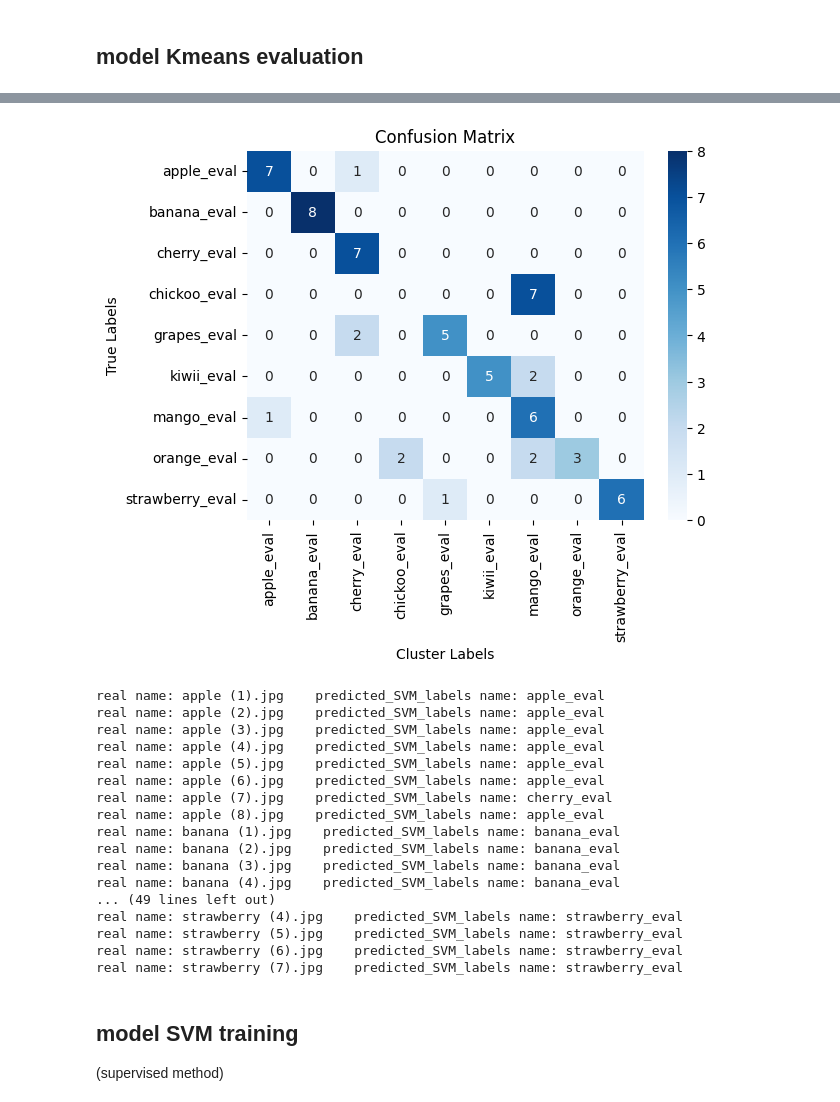
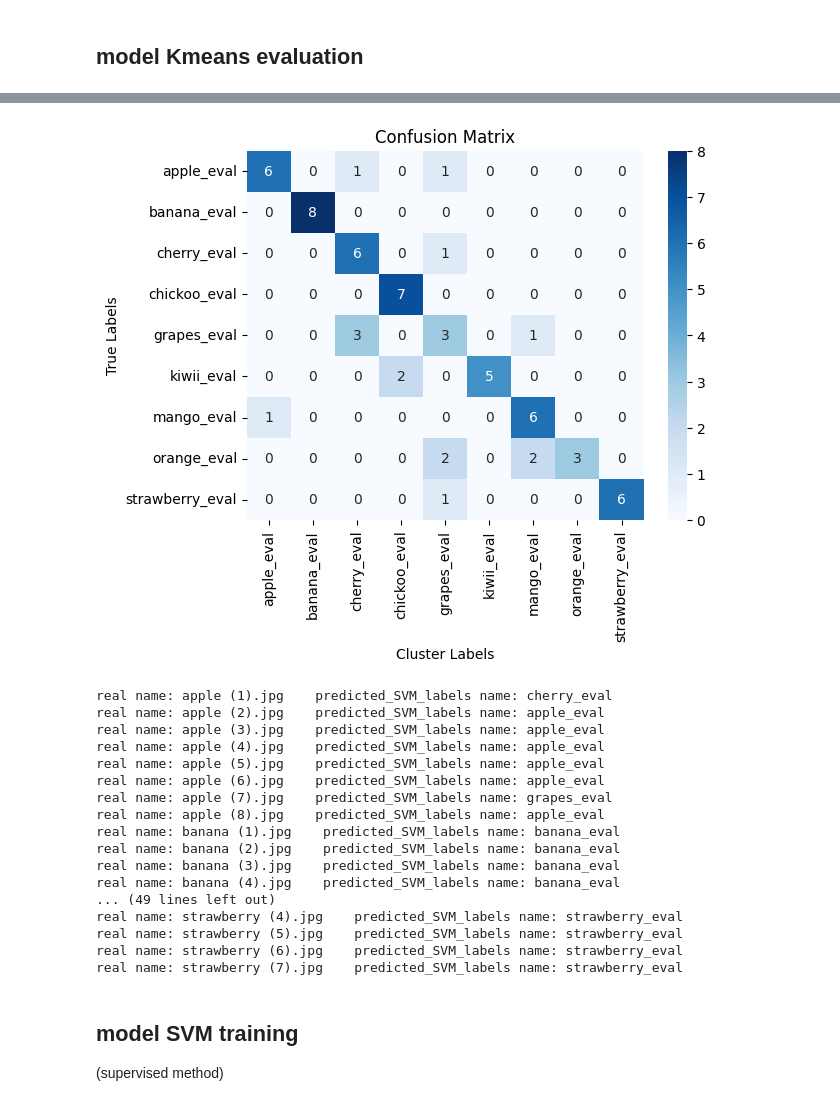
Before and after one commit to frenci11/machine-learning, a Jupyter notebook: fruits_clustering.ipynb, the cells around one changed output, grey strips where cells are left out. Drawn from its saved outputs; the diff is of its cells as text; code cells hidden in the pictures.

```diff
--- a/fruits_clustering.ipynb
+++ b/fruits_clustering.ipynb
@@ -28,8 +28,7 @@ select between VGG16 or autoencoder
 this method will be used both for training and for evaluation
 # %%
 # Example usage
-#features = VGG16_features('images_dataset/apple fruit/image_26.jpg', base_model, layer_name='block4_conv3',visualize=False)
-#print("Extracted Features Shape:", features.shape)
+#features = VGG16_features('images_dataset/apple fruit/image_26.jpg', base_model, layer_name='block4_conv3',visualize=True)
 
 #Existing layers are: ['input_1', 'block1_conv1-2', 'block1_pool', 'block2_conv1-2', 'block2_pool',
 #'block3_conv1-2-3', 'block3_pool', 'block4_conv1-2-3', 'block4_pool', 'block5_conv1-2-3', 'block5_pool', 'flatten', 'fc1', 'fc2', 'fc2'].
@@ -37,7 +36,7 @@ this method will be used both for training and for evaluation
 
 feature_methods=["VGG16","autoencoder"]
 #select between the 2 different extraction methods (i know is not elegant)
-select_method=feature_methods[1]
+select_method=feature_methods[0]
 extracted_feature_list=[]
 
 paths = path_discovery('images_dataset/')
@@ -59,15 +58,14 @@ if(select_method==feature_methods[0]):
 elif(select_method==feature_methods[1]):
     print("using autoencoder")
     with tf.device('/CPU:0'):
-        encoder= tf.keras.models.load_model('autoencoder_model')
-        encoder_model= Model(inputs=encoder.input, outputs=encoder.get_layer('bottleneck').output)
+        autoencoder_model= tf.keras.models.load_model('autoencoder_model')
+        encoder_model= Model(inputs=autoencoder_model.input,outputs=autoencoder_model.get_layer('encoder').get_layer('bottleneck').output)
 
         res=input_preprocessing(paths.img_paths)
         feature_vector= np.array(res.feature_vector)
         feature_vector=feature_vector/255
         extracted_feature_list=encoder_model.predict(feature_vector)
-        del res
-
+        del res, autoencoder_model
 
 else:
     raise Exception("no extraction method valid")
@@ -219,8 +216,8 @@ if(select_method==feature_methods[0]):
 elif(select_method==feature_methods[1]):
     print("using autoencoder")
     with tf.device('/CPU:0'):
-        encoder= tf.keras.models.load_model('autoencoder_model')
-        encoder_model= Model(inputs=encoder.input, outputs=encoder.get_layer('bottleneck').output)
+        autoencoder_model= tf.keras.models.load_model('autoencoder_model')
+        encoder_model= Model(inputs=autoencoder_model.input,outputs=autoencoder_model.get_layer('encoder').get_layer('bottleneck').output)
 
         res=input_preprocessing(paths.img_paths)
         feature_vector= np.array(res.feature_vector)
@@ -303,11 +300,11 @@ Accuracy: 0.7230769230769231
-[figure, old version]
+[figure, new version]
-real name: apple (1).jpg    predicted_SVM_labels name: apple_eval
+real name: apple (1).jpg    predicted_SVM_labels name: cherry_eval
 real name: apple (2).jpg    predicted_SVM_labels name: apple_eval
 real name: apple (3).jpg    predicted_SVM_labels name: apple_eval
 real name: apple (4).jpg    predicted_SVM_labels name: apple_eval
 real name: apple (5).jpg    predicted_SVM_labels name: apple_eval
 real name: apple (6).jpg    predicted_SVM_labels name: apple_eval
-real name: apple (7).jpg    predicted_SVM_labels name: cherry_eval
+real name: apple (7).jpg    predicted_SVM_labels name: grapes_eval
 real name: apple (8).jpg    predicted_SVM_labels name: apple_eval
 real name: banana (1).jpg    predicted_SVM_labels name: banana_eval
 real name: banana (2).jpg    predicted_SVM_labels name: banana_eval
```
Also changed, not shown: parts of 7 cells of this notebook, 4 other files.
